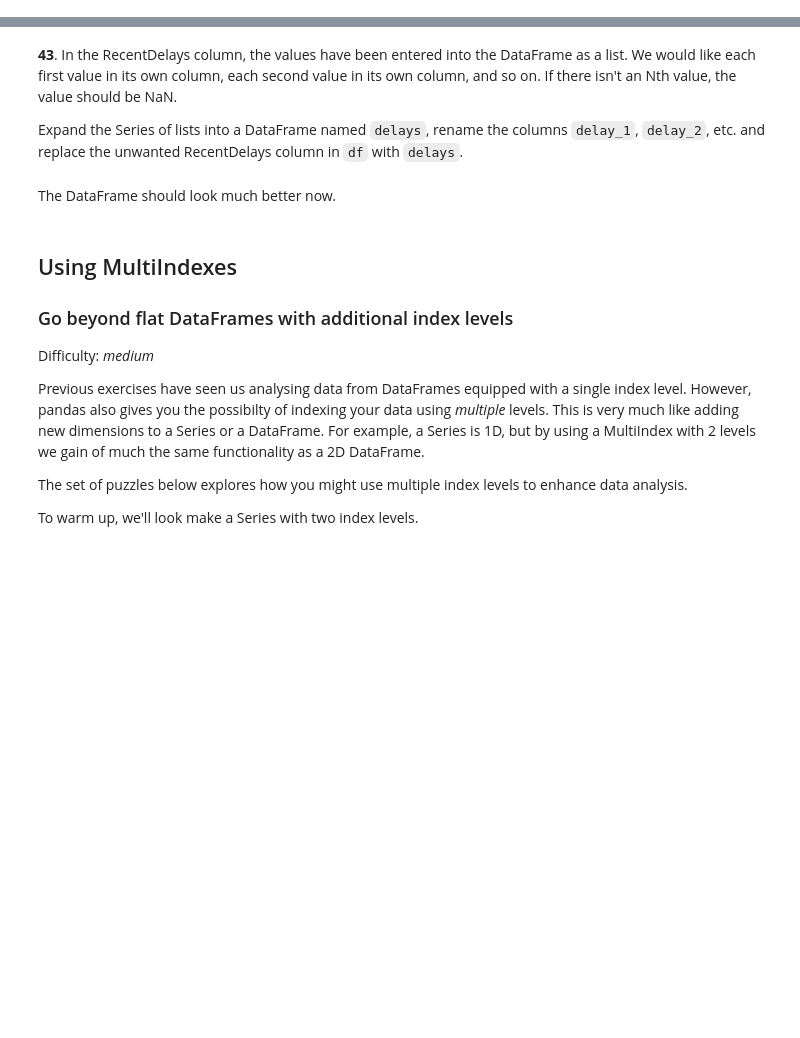
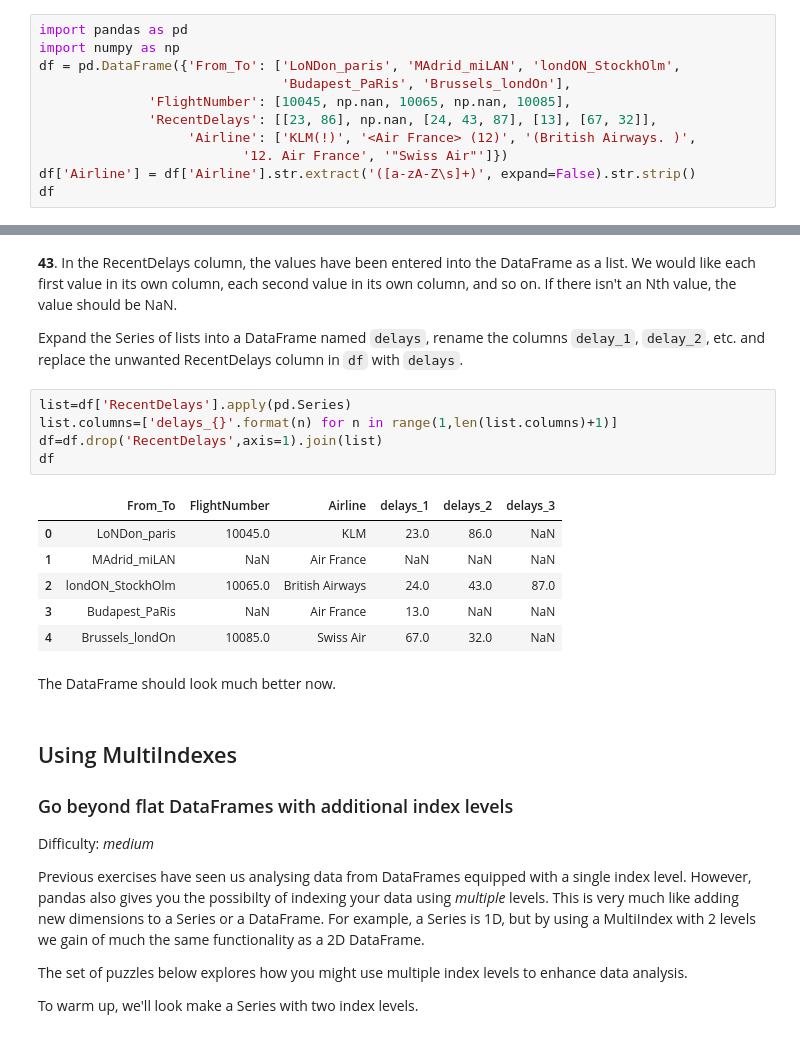
Before and after one commit to venky1057/pandas-exercise, a Jupyter notebook: pandas 100 problems.ipynb, the cells around one changed output, grey strips where cells are left out. Saved outputs shown, nothing was run; the diff lists cells and outputs as text; blank space fills up the shorter version.

Commit message:
Pandas Exercise

```diff
--- a/pandas 100 problems.ipynb
+++ b/pandas 100 problems.ipynb
@@ -691,2 +686,13 @@ df.join(temp)
 # %% [markdown]
 **42**. In the Airline column, you can see some extra puctuation and symbols have appeared around the airline names. Pull out just the airline name. E.g. `'(British Airways. )'` should become `'British Airways'`.
+# %%
+import pandas as pd
+import numpy as np
+df = pd.DataFrame({'From_To': ['LoNDon_paris', 'MAdrid_miLAN', 'londON_StockhOlm',
+                               'Budapest_PaRis', 'Brussels_londOn'],
+              'FlightNumber': [10045, np.nan, 10065, np.nan, 10085],
+              'RecentDelays': [[23, 86], np.nan, [24, 43, 87], [13], [67, 32]],
+                   'Airline': ['KLM(!)', '<Air France> (12)', '(British Airways. )',
+                          '12. Air France', '"Swiss Air"']})
+df['Airline'] = df['Airline'].str.extract('([a-zA-Z\s]+)', expand=False).str.strip()
+df
@@ -694,6 +707,18 @@ df.join(temp)
 **43**. In the RecentDelays column, the values have been entered into the DataFrame as a list. We would like each first value in its own column, each second value in its own column, and so on. If there isn't an Nth value, the value should be NaN.
 
 Expand the Series of lists into a DataFrame named `delays`, rename the columns `delay_1`, `delay_2`, etc. and replace the unwanted RecentDelays column in `df` with `delays`.
+# %%
+list=df['RecentDelays'].apply(pd.Series)
+list.columns=['delays_{}'.format(n) for n in range(1,len(list.columns)+1)]
+df=df.drop('RecentDelays',axis=1).join(list)
+df
+# %% [output]
+|  | From_To | FlightNumber | Airline | delays_1 | delays_2 | delays_3 |
+| 0 | LoNDon_paris | 10045.0 | KLM | 23.0 | 86.0 | NaN |
+| 1 | MAdrid_miLAN | NaN | Air France | NaN | NaN | NaN |
+| 2 | londON_StockhOlm | 10065.0 | British Airways | 24.0 | 43.0 | 87.0 |
+| 3 | Budapest_PaRis | NaN | Air France | 13.0 | NaN | NaN |
+| 4 | Brussels_londOn | 10085.0 | Swiss Air | 67.0 | 32.0 | NaN |
 # %% [markdown]
 The DataFrame should look much better now.
 # %% [markdown]
```
Also changed, not shown: parts of 2 cells of this notebook.
